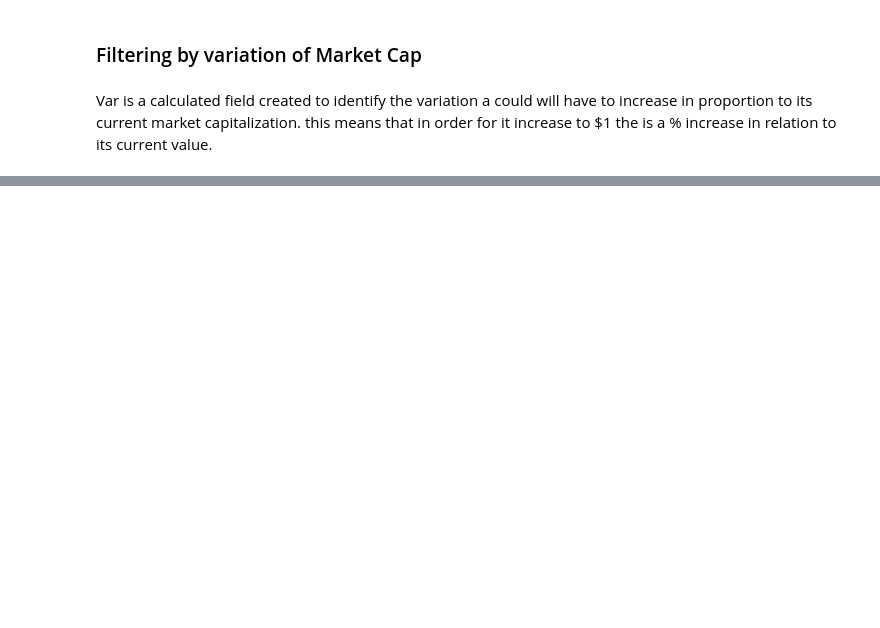
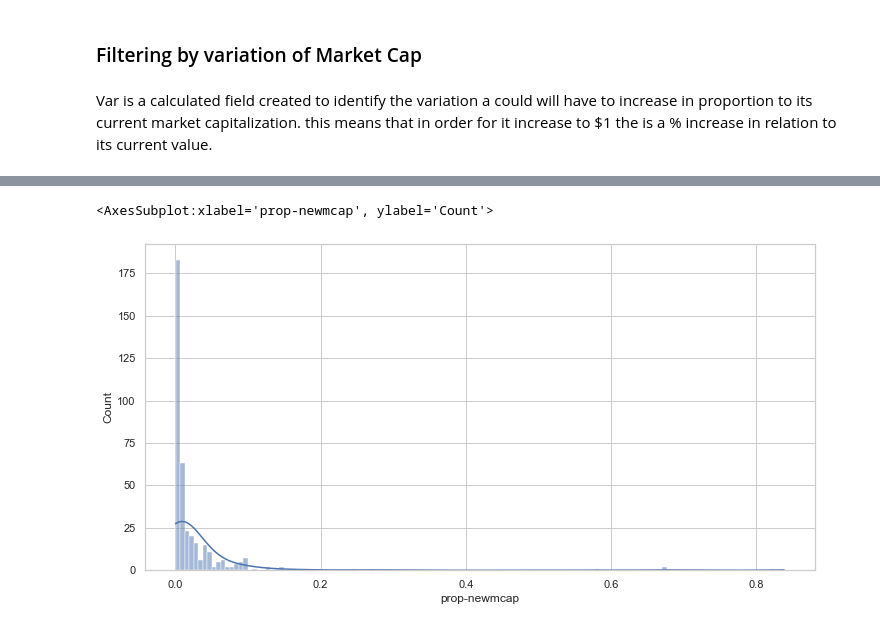
Before and after one commit to Chelechepe/Project_VI-Final_Project, a Jupyter notebook: EDA - selecting our crypto to Analyze.ipynb, the cells around one changed output, grey strips where cells are left out. Drawn from its saved outputs; the diff is of its cells as text; code cells hidden in the pictures; blank space fills up the shorter version.

```diff
--- a/EDA - selecting our crypto to Analyze.ipynb
+++ b/EDA - selecting our crypto to Analyze.ipynb
@@ -264,0 +299,5 @@ df_altcoin.to_csv(".\\output\\df_altcoin.csv")
+# %%
+sns.histplot(data=df_altcoin['prop-newmcap'],kde=True)
+# %% [output]
+<AxesSubplot:xlabel='prop-newmcap', ylabel='Count'>
+[figure, added]
```
Also changed, not shown: parts of 13 cells of this notebook, 1 other file.
